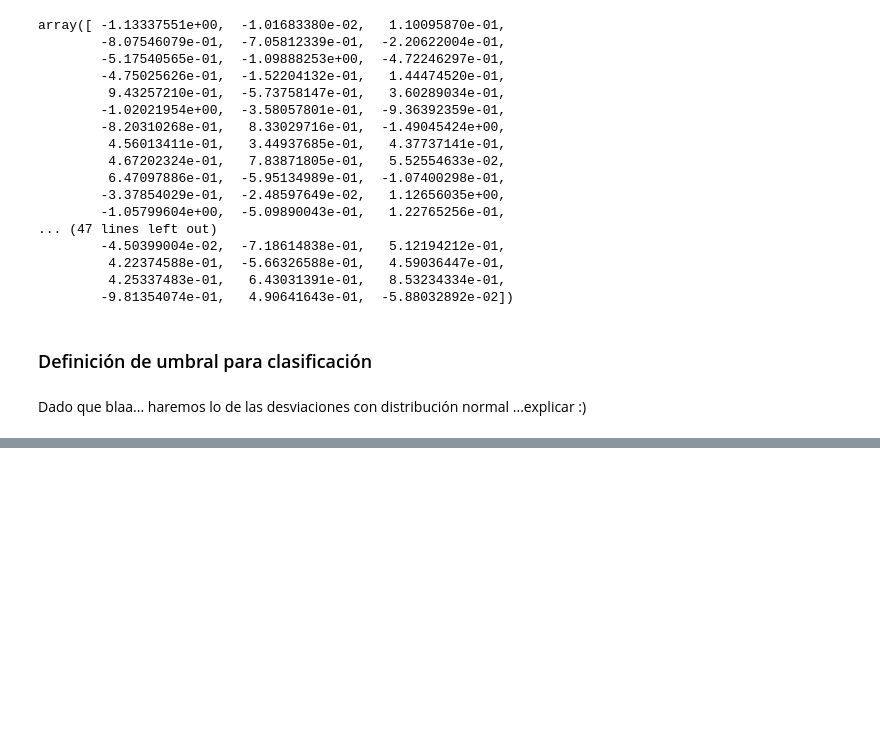
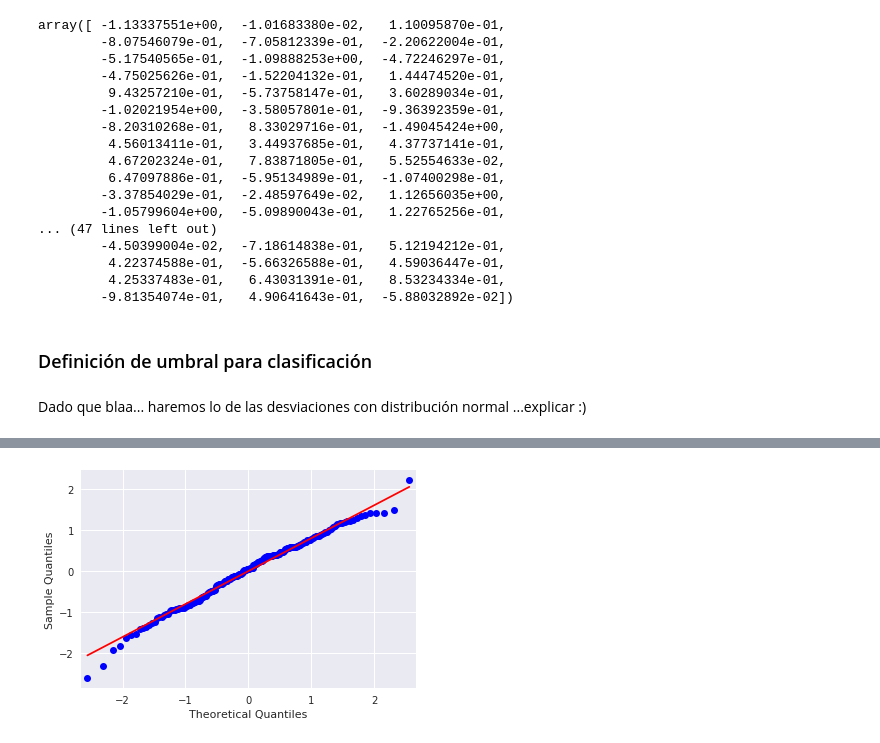
Before and after one commit to Buguemar/Tarea1ML, a Jupyter notebook: Pregunta-5.ipynb, the cells around one changed output, grey strips where cells are left out. Drawn from its saved outputs; the diff is of its cells as text; code cells hidden in the pictures; blank space fills up the shorter version.

```diff
--- a/Pregunta-5.ipynb
+++ b/Pregunta-5.ipynb
@@ -325,6 +275,7 @@ Se obtiene entonces que las características de los datos son:
 from sklearn.preprocessing import StandardScaler
 scaler = StandardScaler()
 df_scaled = pd.DataFrame(scaler.fit_transform(df), columns=df.columns)
+df_scaled['normal'] = df['normal']
 # %%
 X = df_scaled.drop('max_heart', 1)
 N = X.shape[0]
@@ -456,0 +370,14 @@ print(list(class_test))
+# %%
+print (Ytrain.shape)
+resta_reg=Ytrain-MH_est
+resta_reg
+restas_e= []
+restas_ne=[]
+for k in range(len(resta_reg)):
+    if k in index_enfermos:
+        restas_e.append(resta_reg[k])
+    else:
+        restas_ne.append(resta_reg[k])
+
+print (restas_e)
+print (restas_ne)
@@ -456,0 +388,8 @@ print(list(class_test))
+# %%
+import statsmodels.api as sm
+import numpy as np
+import pylab
+pylab.clf
+sm.qqplot(resta_reg, line='s')
+# %% [output]
+[figure, added]
```
Also changed, not shown: parts of 49 cells of this notebook.
